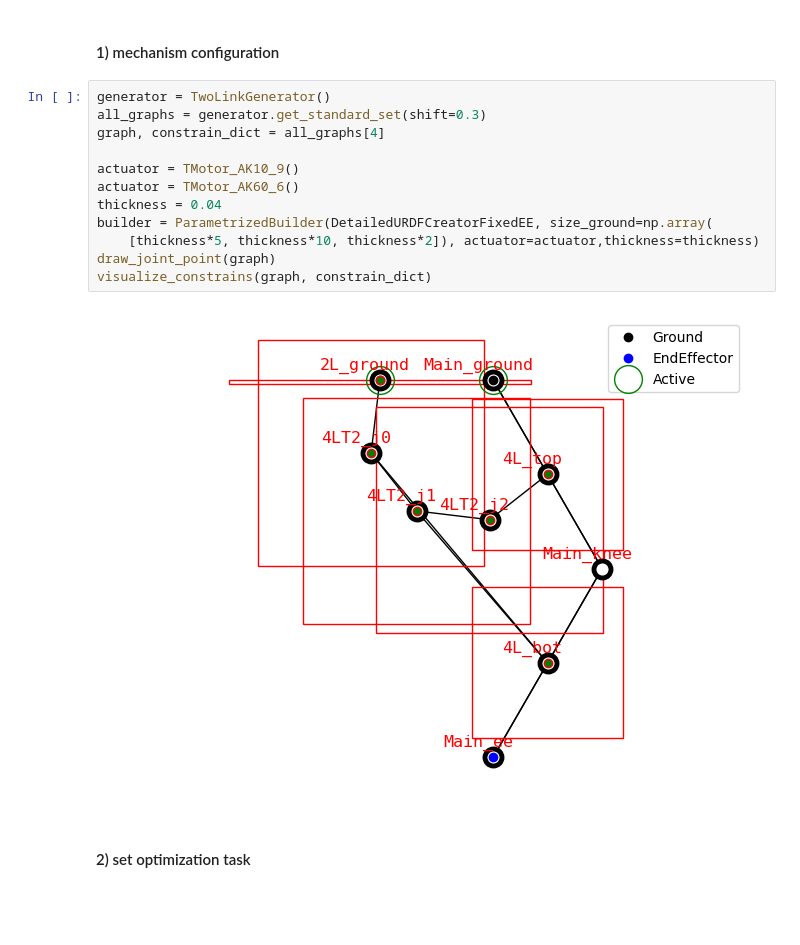
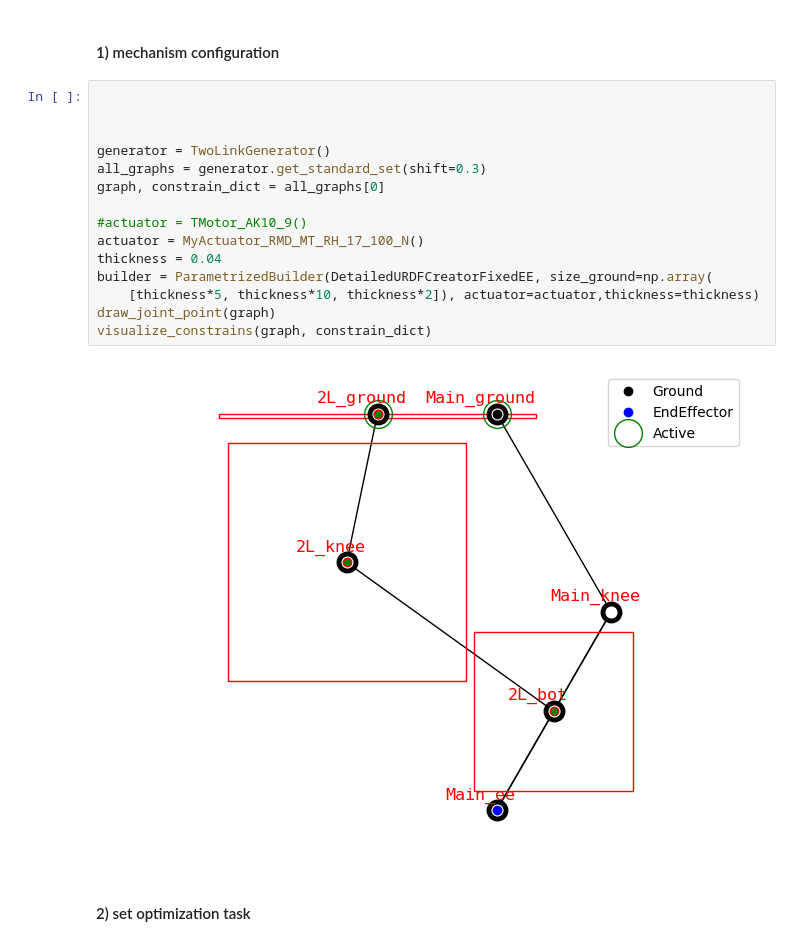
Before and after one commit to LicAiBeerLab/auto-robotics-design, a Jupyter notebook: apps/optimize/single_topology_optimization.ipynb, the cells around one changed output. Drawn from its saved outputs; the diff is of its cells as text; blank space fills up the shorter version.

```diff
--- a/apps/optimize/single_topology_optimization.ipynb
+++ b/apps/optimize/single_topology_optimization.ipynb
@@ -30,19 +30,22 @@ from auto_robot_design.description.builder import ParametrizedBuilder, DetailedU
 # %% [markdown]
 #### 1) mechanism configuration
 # %%
+
+
+
 generator = TwoLinkGenerator()
 all_graphs = generator.get_standard_set(shift=0.3)
-graph, constrain_dict = all_graphs[4]
+graph, constrain_dict = all_graphs[0]
 
-actuator = TMotor_AK10_9()
-actuator = TMotor_AK60_6()
+#actuator = TMotor_AK10_9()
+actuator = MyActuator_RMD_MT_RH_17_100_N()
 thickness = 0.04
 builder = ParametrizedBuilder(DetailedURDFCreatorFixedEE, size_ground=np.array(
     [thickness*5, thickness*10, thickness*2]), actuator=actuator,thickness=thickness)
 draw_joint_point(graph)
 visualize_constrains(graph, constrain_dict)
 # %% [output]
-[figure, old version]
+[figure, new version]
 # %% [markdown]
 #### 2) set optimization task
 # %%
```
Also changed, not shown: parts of 12 cells of this notebook.
